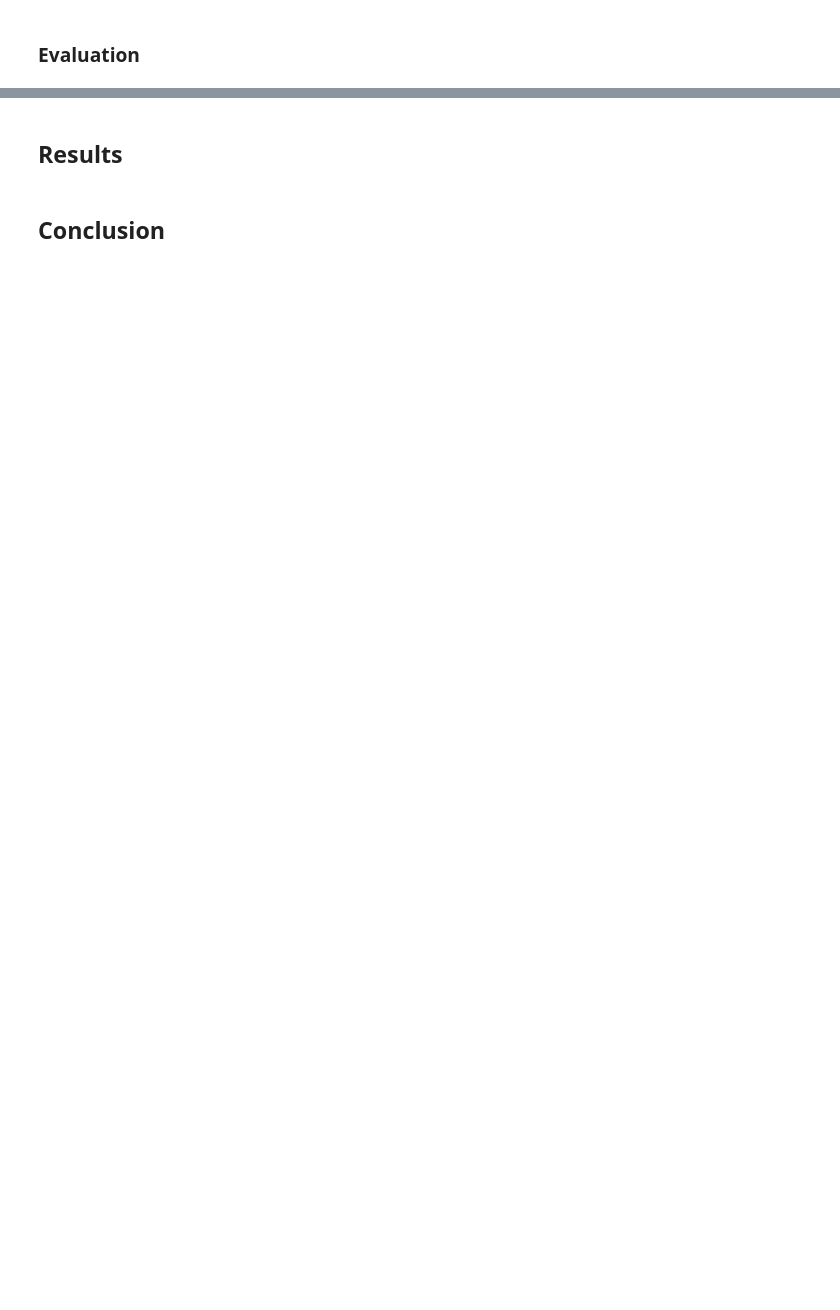
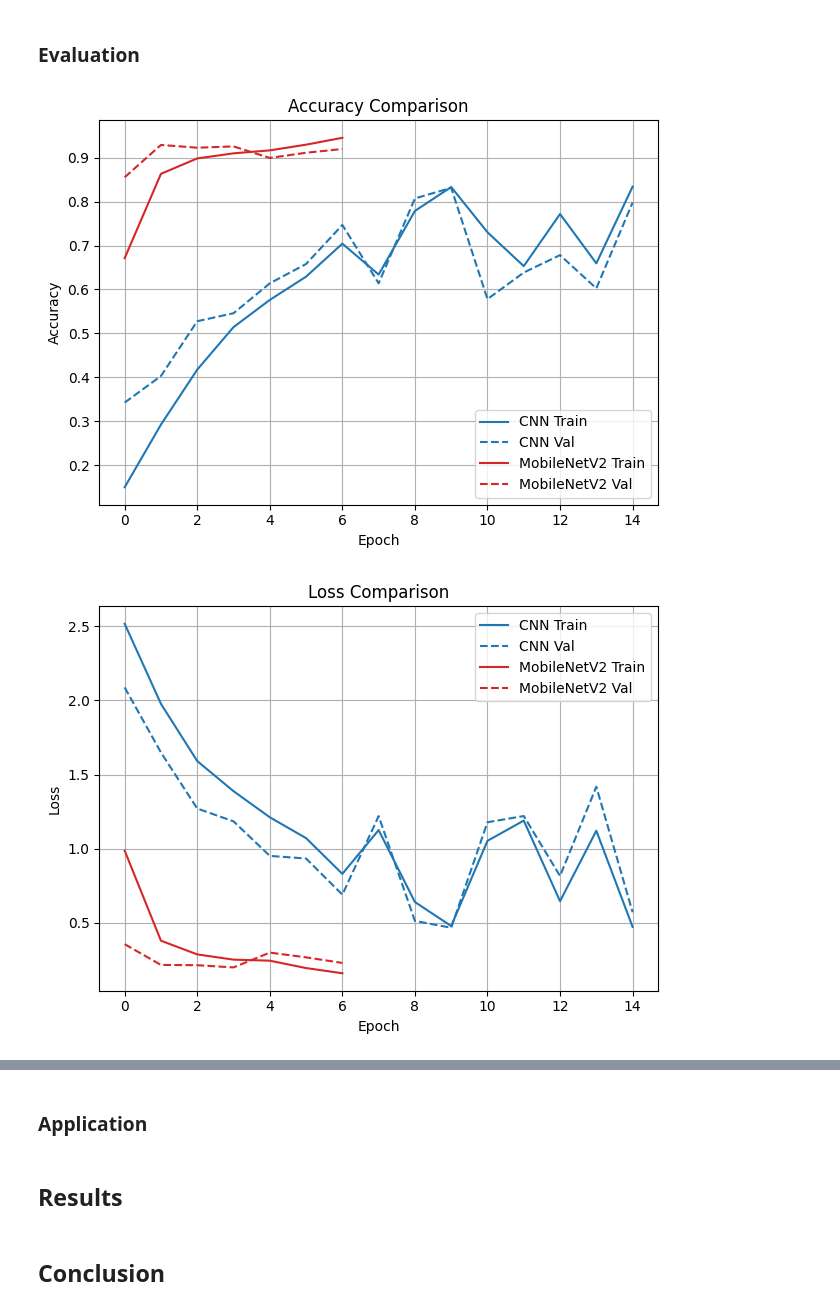
Before and after one commit to robbykap/apple-identifier, a Jupyter notebook: apple-identifier.ipynb, the cells around one changed output, grey strips where cells are left out. Cells and saved outputs as stored; diff of their text form; code cells hidden in the pictures; blank space fills up the shorter version.

Commit message:
Training complete for now

```diff
--- a/apple-identifier.ipynb
+++ b/apple-identifier.ipynb
@@ -290,6 +292,9 @@ history = cnn.fit(
 # ----------------------------- SAVE THE MODEL ----------------------------- #
 
 cnn.save("cnn_apple_classifier.keras")
+
+with open('cnn_training.json', 'w') as f:
+    json.dump(history.history, f, indent=4)
 # %% [output]
 Found 7106 images belonging to 14 classes.
 Found 2368 images belonging to 14 classes.
@@ -397,6 +402,9 @@ history = mobileNet.fit(
 # ---------------------- SAVE ------------------------ #
 
 mobileNet.save("mobilenetv2_apple_classifier.keras")
+
+with open('mobilenet_training.json', 'w') as f:
+    json.dump(history.history, f, indent=4)
 # %% [output]
 Found 7106 images belonging to 14 classes.
 Found 2368 images belonging to 14 classes.
@@ -421,0 +508,8 @@ Epoch 15/50
+# %%
+plot_comparison({
+    "CNN": cnn_history,
+    "MobileNetV2": mobilenet_history
+})
+# %% [output]
+[figure, added]
+[figure, added]
@@ -422,3 +517,5 @@ Epoch 15/50
+# %% [markdown]
+### **Application**
 # %% [markdown]
 ## **Results**
 # %% [markdown]
```
Also changed, not shown: parts of 5 cells of this notebook, 1 other file.
